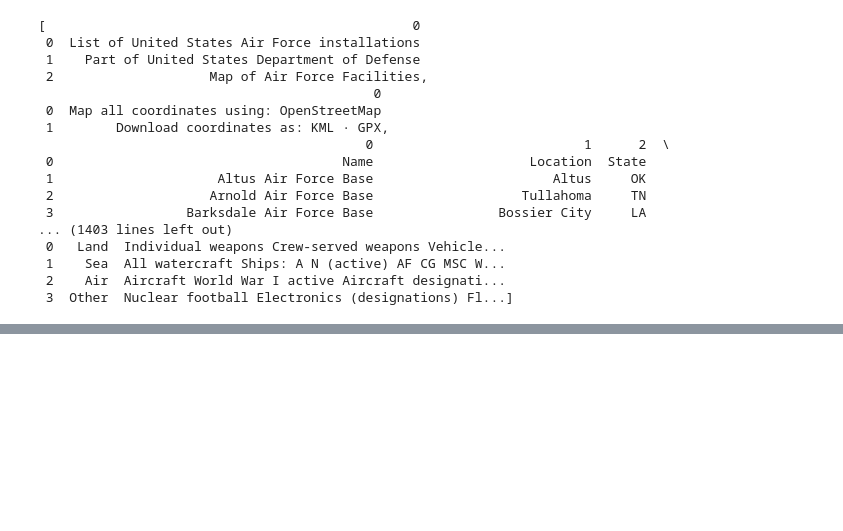
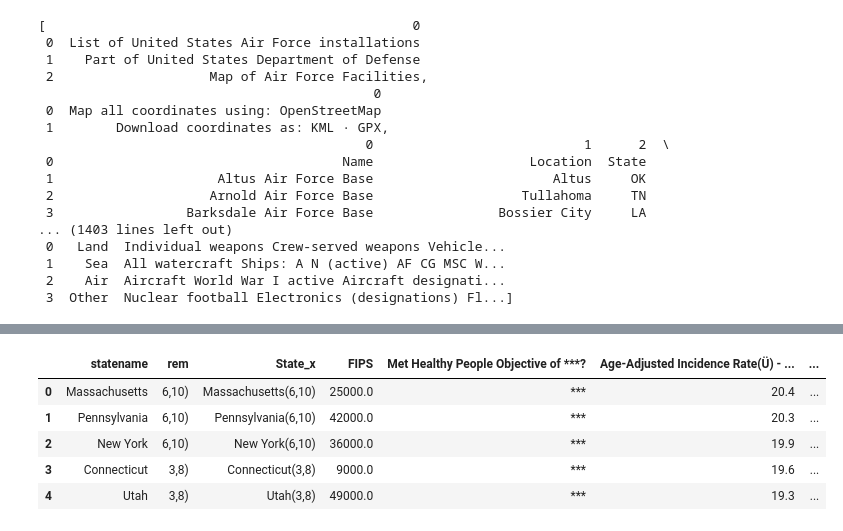
Before and after one commit to ascott4680/ETL_Project, a Jupyter notebook: etl_project.ipynb, the cells around one changed output, grey strips where cells are left out. Drawn from its saved outputs; the diff is of its cells as text; code cells hidden in the pictures; blank space fills up the shorter version.

```diff
--- a/etl_project.ipynb
+++ b/etl_project.ipynb
@@ -66,3 +66,9 @@ df.head()
 | Barksdale Air Force Base | Bossier City | LA | 32°30′07″N 093°39′46″W﻿ / ﻿32.501... | AFGSC | NaN | 2d Bomb Wing 307th Bomb Wing (AFRC) | The 2d Bomb Wing is the oldest bo... |
 | Beale Air Force Base | Marysville | CA | 39°08′10″N 121°26′11″W﻿ / ﻿39.136... | ACC | NaN | 9th Reconnaissance Wing 940th Win... | 12th Air Force. U-2R Dragonlady, ... |
 | Buckley Air Force Base | Aurora | CO | 39°42′06″N 104°45′06″W﻿ / ﻿39.701... | AFSPC | NaN | 460th Space Wing 140th Wing (CO ANG) | Non-Flying wing; provides missile... |
+# %%
+# Loading CSV for state abbreviations
+# Load in file
+states = "Resources/states.csv"
+states_pd = pd.read_csv(states)
+states_pd.head()
@@ -68,0 +82,6 @@ df.head()
+# %%
+# Load in cancer data from CSV
+
+cd = "Resources/cd.csv"
+cd_df = pd.read_csv(cd)
+cd_df.head()
@@ -68,0 +95,23 @@ df.head()
+# %%
+#cleaning up the imported cancer data so we can match by state- splitting on the delimiter '('
+new_df = pd.DataFrame(columns=['statename','rem'])
+new_df[['statename','rem']] = cd_df['State'].str.split('(', n=1, expand=True)
+# new_df.drop([53,1])
+#new_df.iloc[53,1]
+# new_df.loc[:,:]
+new_df=new_df[:-27]
+cd_df=cd_df[:-27]
+# %%
+combined_df=pd.concat([new_df,cd_df],axis=1)
+combined_df.set_index('statename')
+
+final_df= pd.merge(combined_df, states_pd, left_on='statename', right_on='State')
+
+final_df.head()
+# %% [output]
+|  | statename | rem | State_x | FIPS | Met Healthy People Objective of ***? | Age-Adjusted Incidence Rate(Ü) - ... | ... |
+| 0 | Massachusetts | 6,10) | Massachusetts(6,10) | 25000.0 | *** | 20.4 | ... |
+| 1 | Pennsylvania | 6,10) | Pennsylvania(6,10) | 42000.0 | *** | 20.3 | ... |
+| 2 | New York | 6,10) | New York(6,10) | 36000.0 | *** | 19.9 | ... |
+| 3 | Connecticut | 3,8) | Connecticut(3,8) | 9000.0 | *** | 19.6 | ... |
+| 4 | Utah | 3,8) | Utah(3,8) | 49000.0 | *** | 19.3 | ... |
```
Also changed, not shown: parts of 4 cells of this notebook, 3 other files.
